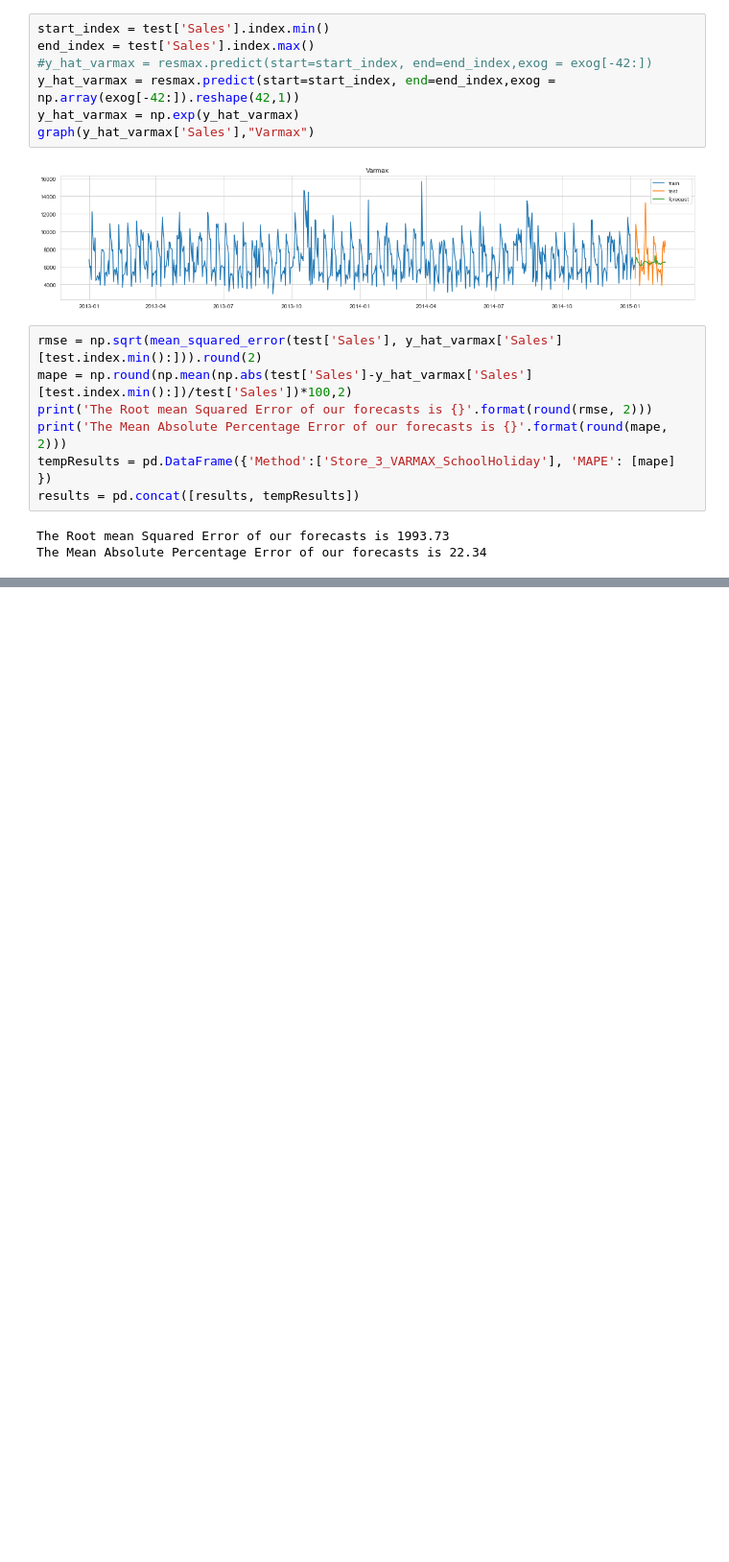
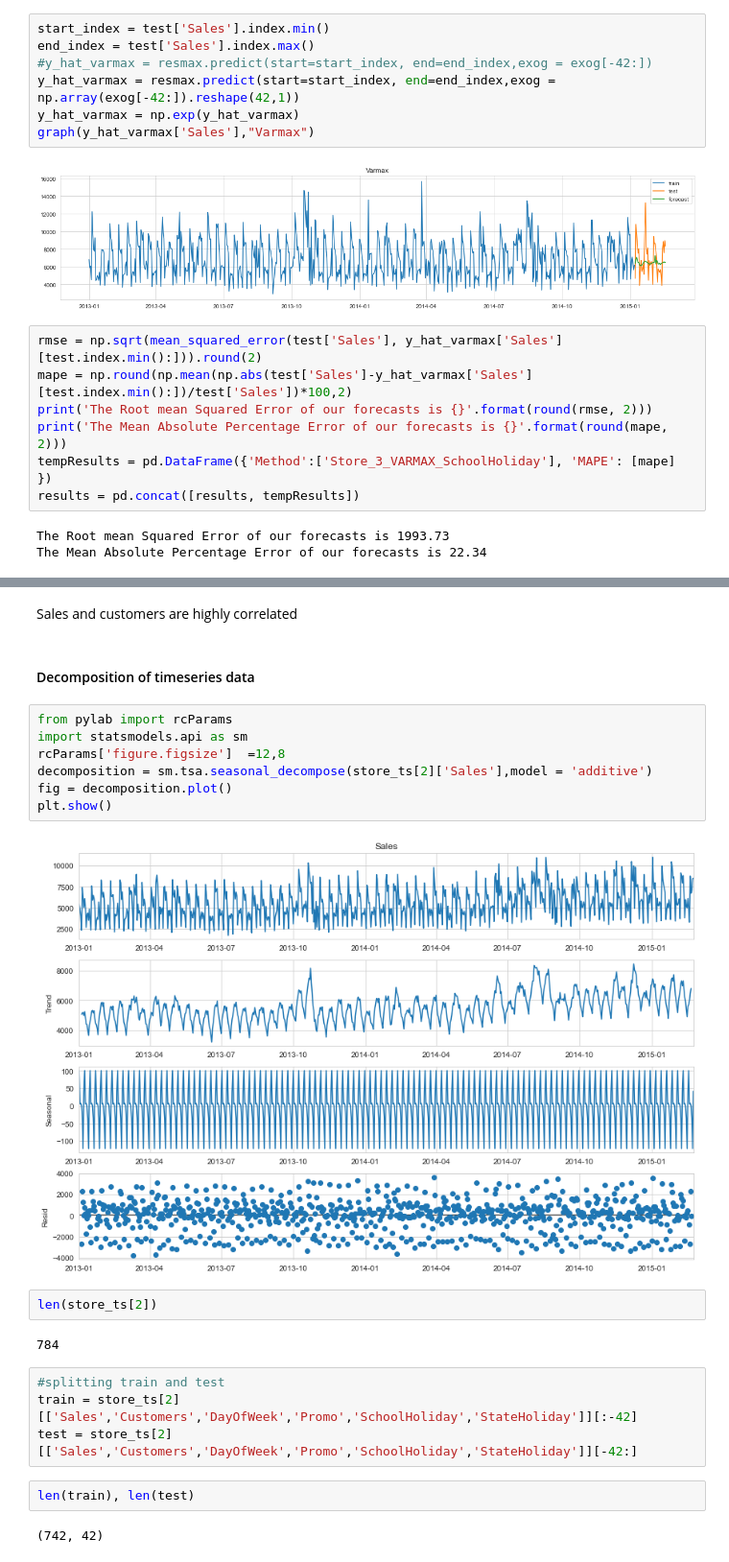
Before and after one commit to sharmijagan/SalesForecasting, a Jupyter notebook: Salesforecast.ipynb, the cells around one changed output, grey strips where cells are left out. Shown at 96% size. Cells and saved outputs as stored; diff of their text form; blank space fills up the shorter version.

```diff
--- a/Salesforecast.ipynb
+++ b/Salesforecast.ipynb
@@ -892,0 +902,25 @@ The Mean Absolute Percentage Error of our forecasts is 22.34
+# %% [markdown]
+Sales and customers are highly correlated
+# %% [markdown]
+#### Decomposition of timeseries data
+# %%
+from pylab import rcParams
+import statsmodels.api as sm
+rcParams['figure.figsize']  =12,8
+decomposition = sm.tsa.seasonal_decompose(store_ts[2]['Sales'],model = 'additive')
+fig = decomposition.plot()
+plt.show()
+# %% [output]
+[figure, added]
+# %%
+len(store_ts[2])
+# %% [output]
+784
+# %%
+#splitting train and test
+train = store_ts[2][['Sales','Customers','DayOfWeek','Promo','SchoolHoliday','StateHoliday']][:-42]
+test = store_ts[2][['Sales','Customers','DayOfWeek','Promo','SchoolHoliday','StateHoliday']][-42:]
+# %%
+len(train), len(test)
+# %% [output]
+(742, 42)
```
Also changed, not shown: parts of 20 cells of this notebook.
